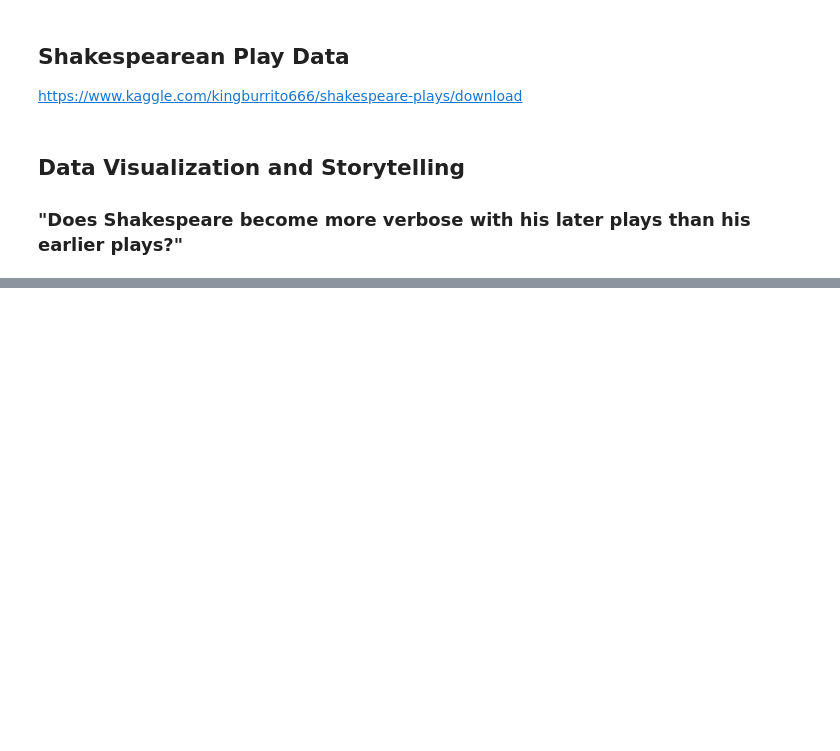
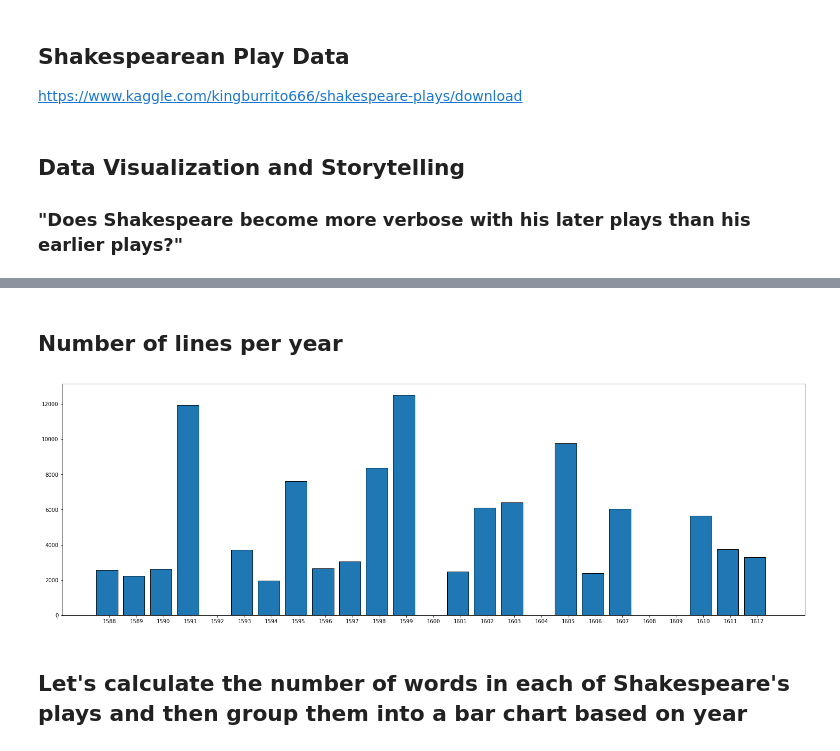
Before and after one commit to daltonhahn/eecs731-oscars, a Jupyter notebook: notebooks/02-oscars_year_viz.ipynb, the cells around one changed output, grey strips where cells are left out. Cells and saved outputs as stored; diff of their text form; code cells hidden in the pictures; blank space fills up the shorter version.

```diff
--- a/notebooks/02-oscars_year_viz.ipynb
+++ b/notebooks/02-oscars_year_viz.ipynb
@@ -32,3 +33,15 @@ df.head()
 | 2 | 2 | 6 | Henry IV | 1.0 | 1.1.3 | KING HENRY IV | And breathe short-winded accents ... | 1597 |
 | 3 | 3 | 7 | Henry IV | 1.0 | 1.1.4 | KING HENRY IV | To be commenced in strands afar r... | 1597 |
 | 4 | 4 | 8 | Henry IV | 1.0 | 1.1.5 | KING HENRY IV | No more the thirsty entrance of t... | 1597 |
+# %% [markdown]
+## Number of lines per year
+# %%
+num_bins = max(df["Year"]) - min(df["Year"])
+plt.figure(figsize=(25,8))
+plt.hist(df["Year"], num_bins, align='left', width=0.8, edgecolor="black")
+plt.xticks(range(min(df["Year"]), max(df["Year"])))
+plt.show()
+# %% [output]
+[figure, added]
+# %% [markdown]
+## Let's calculate the number of words in each of Shakespeare's plays and then group them into a bar chart based on year
```
Also changed, not shown: parts of 8 cells of this notebook, 5 other files.
